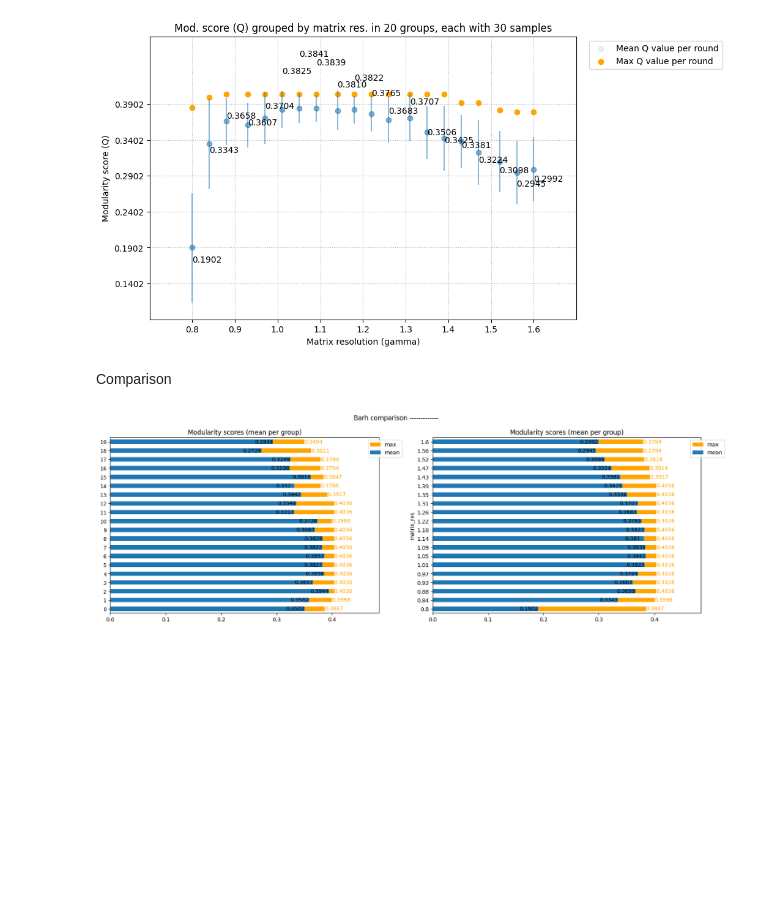
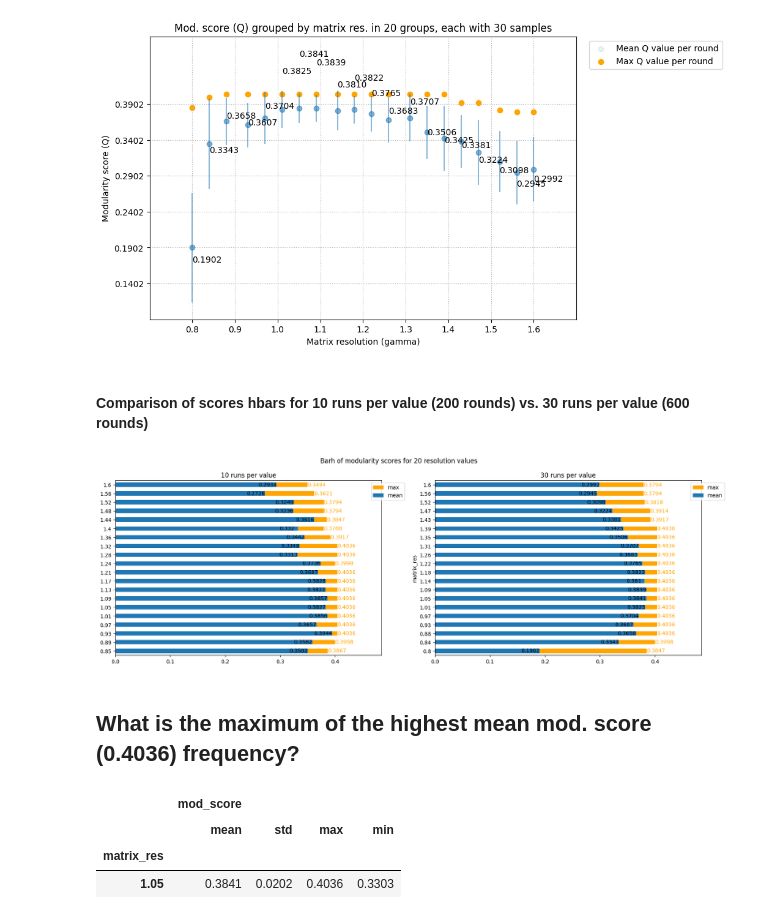
Before and after one commit to QStats/StatsModule, a Jupyter notebook: 2_results_karate.ipynb, the cells around one changed output. Saved outputs shown, nothing was run; the diff lists cells and outputs as text; code cells hidden in the pictures; blank space fills up the shorter version.

```diff
--- a/2_results_karate.ipynb
+++ b/2_results_karate.ipynb
@@ -406,37 +407,51 @@ index max: 1.6
 mean mod. score min: 0.1902
 mean mod. score max: 0.3841
 [figure]
-# %% [markdown]
-Comparison
+# %% [markdown]
+#### Comparison of scores hbars for 10 runs per value (200 rounds) vs. 30 runs per value (600 rounds)
 # %%
 npzfile = np.load("plot.npz", allow_pickle=True)
 prev_a_mean = npzfile["a_mean"]
 prev_a_max= npzfile["a_max"]
+idx = npzfile["index"]
 # %%
 import matplotlib.pyplot as plt
 
 
 fig, axes = plt.subplots(1, 2, figsize=(20, 6))
-fig.suptitle("Barh comparison -------------")
+fig.suptitle("Barh of modularity scores for 20 resolution values")
 
-prev_a_max_barh = pd.DataFrame(prev_a_max, columns=["max"]).plot(ax=axes[0], kind="barh", color="orange")
+prev_a_max_barh = pd.DataFrame(prev_a_max, columns=["max"], index=idx).plot(ax=axes[0], kind="barh", color="orange")
 axes[0].bar_label(axes[0].containers[-1], label_type="edge", color="orange")
-prev_a_max_barh = pd.DataFrame(prev_a_mean, columns=["mean"]).plot(ax=axes[0], kind="barh")
+prev_a_max_barh = pd.DataFrame(prev_a_mean, columns=["mean"], index=idx).plot(ax=axes[0], kind="barh")
 axes[0].bar_label(axes[0].containers[-1], label_type="edge", position=(-35,0), color="black")
 axes[0].margins(x=0.2)
-axes[0].set_title("Modularity scores (mean per group)")
+axes[0].set_title("10 runs per value")
 axes[0].legend(
     bbox_to_anchor=(0.95, 1), loc=2
 );
 
 a_max_barh = a_by_res.mod_score["max"].plot(ax=axes[1], kind="barh", color="orange")
 axes[1].bar_label(axes[1].containers[-1], label_type="edge", color="orange")
 a_mean_barh = a_by_res.mod_score["mean"].plot(ax=axes[1], kind="barh")
 axes[1].bar_label(axes[1].containers[-1], label_type="edge", position=(-35,0), color="black")
 axes[1].margins(x=0.2)
-axes[1].set_title("Modularity scores (mean per group)")
+axes[1].set_title("30 runs per value")
 axes[1].legend(
     bbox_to_anchor=(0.95, 1), loc=2
 );
 # %% [output]
-[figure, old version]
+[figure, new version]
+# %% [markdown]
+## What is the maximum of the highest mean mod. score (0.4036) frequency?
+# %%
+# Class (gamma groupby class)
+# with highest mean score
+highest_score_class = a_by_res.loc[a_by_res["mod_score"]["mean"] == a_by_res["mod_score"]["mean"].max()]
+highest_score_idx = highest_score_class.index
+highest_score_class
+# %% [output]
+|  | mod_score |  |  |  |
+|  | mean | std | max | min |
+| matrix_res |  |  |  |  |
+| 1.05 | 0.3841 | 0.0202 | 0.4036 | 0.3303 |
```
Also changed, not shown: parts of 11 cells of this notebook, 2 other files.
